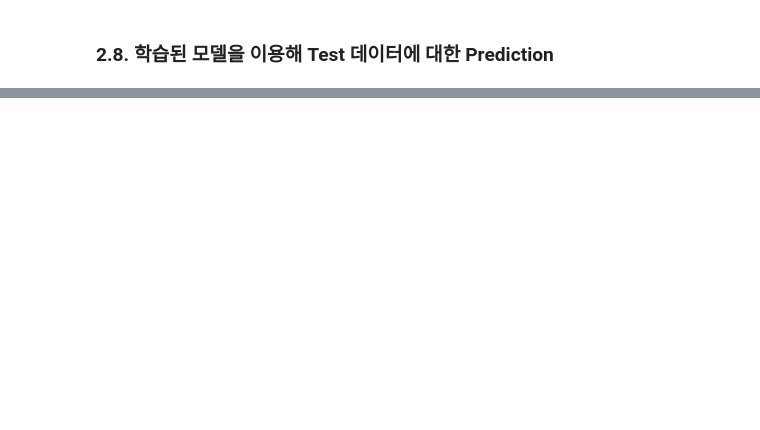
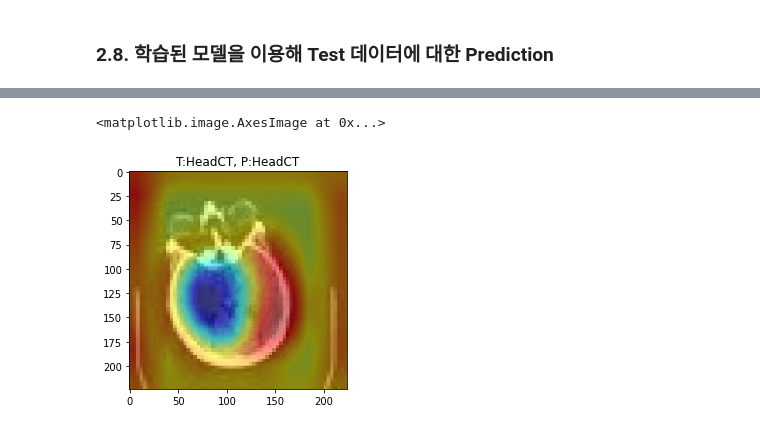
Before and after one commit to Kim-Byung-woo/Deep-Learning_folio.git.io, a Jupyter notebook: script/Medical Image Classification.ipynb, the cells around one changed output, grey strips where cells are left out. Drawn from its saved outputs; the diff is of its cells as text; code cells hidden in the pictures; blank space fills up the shorter version.

```diff
--- a/script/Medical Image Classification.ipynb
+++ b/script/Medical Image Classification.ipynb
@@ -435,0 +740,40 @@ model.evaluate(test_generator, steps=test_generator.samples/test_generator.batch
+# %%
+def grad_cam(input_model, image):
+    nb_classes = 6  # 클래스 숫자(AbdomenCT, BreastMRI, CXR, ChestCT, Hand, HeadCT)
+    preds = model.predict(image)
+    predicted_label = np.argmax(preds[0]) # 분류된 클래스 중 제일 큰 값(예측률이 높은 값)
+
+    grad_model = tf.keras.Model(
+        [model.input], [model.get_layer('block5_conv3').output, model.output]
+    )
+
+    with tf.GradientTape() as tape: # 아래에 실행된 모든 연산을 'tape'에 저장
+        image = tf.cast(image, tf.float32)
+        conv_outputs, predictions = grad_model(image)
+        loss = predictions[:, predicted_label]
+
+    grad = tape.gradient(loss, conv_outputs)[0] # tape에 저장된 연산들의 gradient(기울기) 계산
+    weights = tf.reduce_sum(grad, axis=(0, 1))
+    cam = tf.reduce_sum(tf.multiply(weights, conv_outputs[0]), axis=-1)
+    cam = cv2.resize(cam.numpy(), (224, 224))
+    cam = (cam - cam.min()) / (cam.max() - cam.min())
+    cam = cv2.applyColorMap(
+        cv2.cvtColor((cam * 255).astype("uint8"), cv2.COLOR_GRAY2RGB), cv2.COLORMAP_JET
+    )
+
+    return np.uint8(cam), predicted_label
+# %%
+inum = random.randrange(0,len(imageFilesList))
+qimage0 = load_img(imageFilesList[inum], target_size=(224, 224))
+qimage  = img_to_array(qimage0)
+qimage  = qimage.reshape((1, 224, 224, 3))
+qimage  = vgg16.preprocess_input(qimage)
+
+# CAM 출력
+cam, plabel = grad_cam(model, qimage)
+plt.title('T:'+classNames[imageClass[inum]]+', P:'+classNames[plabel])
+plt.imshow(qimage0)
+plt.imshow(cam, alpha=.5)
+# %% [output]
+<matplotlib.image.AxesImage at 0x...>
+[figure, added]
```
Also changed, not shown: parts of 44 cells of this notebook.
